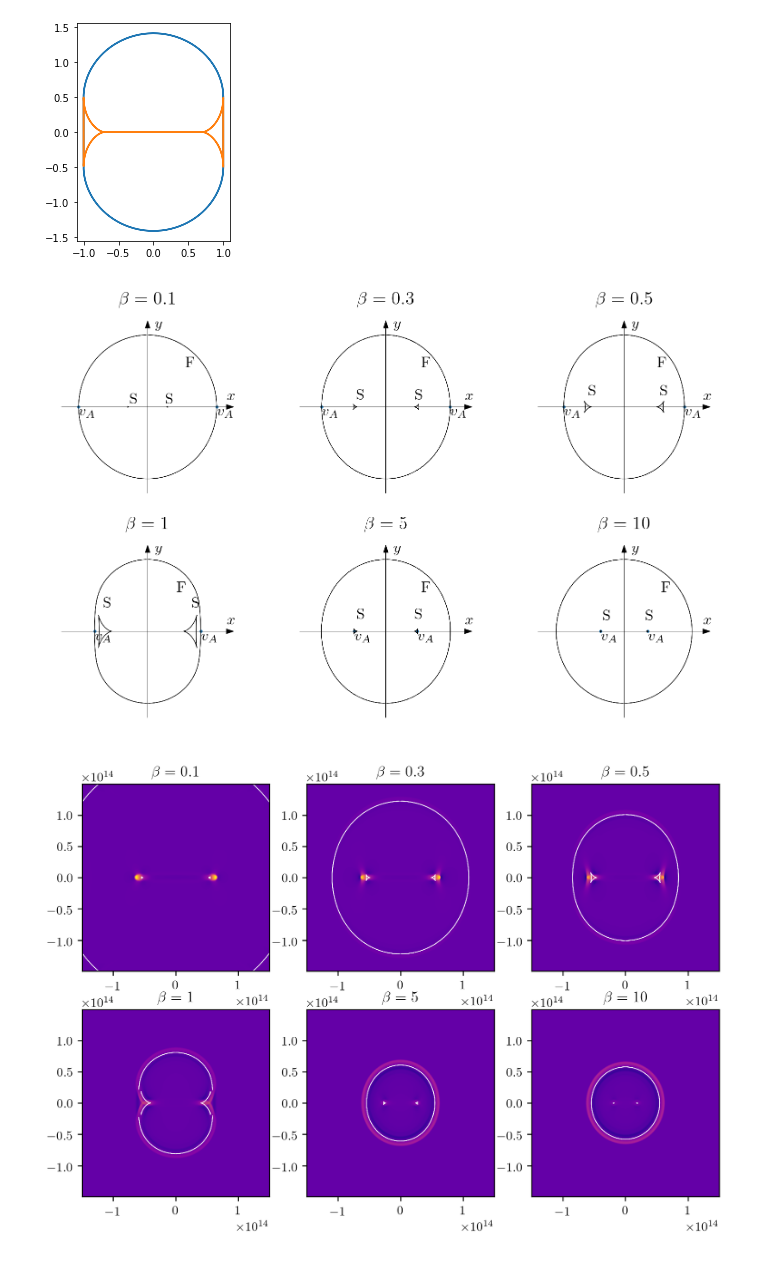
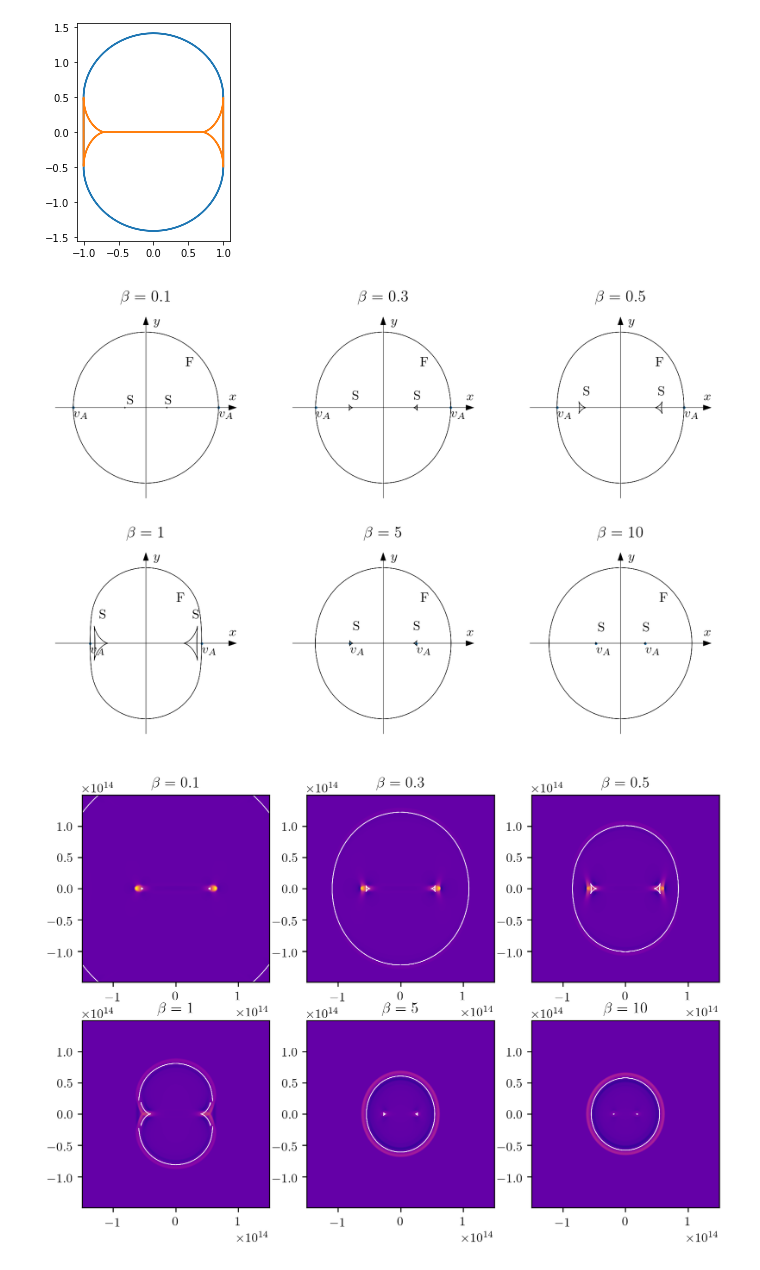
Before and after one commit to MichaelMaex/eindproject-2, a Jupyter notebook: notebooks/diagrams.ipynb, the cells around one changed output. Drawn from its saved outputs; the diff is of its cells as text; code cells hidden in the pictures.

```diff
--- a/notebooks/diagrams.ipynb
+++ b/notebooks/diagrams.ipynb
@@ -65,7 +65,7 @@ rho0 = 1
 p0 = 1
 # betas = ["0.1", "0.3", "0.5", "1", "5", "10"]
 betas = [.1, .3, .5, 1, 5, 10]
-fig, ax, = plt.subplots(2,3, figsize = (8,5))
+fig, ax, = plt.subplots(2,3, figsize = (7,5))
 
 for i in range(6):
     axis = ax[i//3][i%3]
@@ -106,41 +106,42 @@ for i in range(6):
     x_F = np.insert(x_F, pos_S, np.nan)
     y_F = np.insert(y_F, pos_S, np.nan)
 
     axis.arrow(-1.2*max_y_F,0,  2*1.2*max_y_F,0, fc='k', ec='k', linewidth = 0.2, width = 0, head_width = .07*max_y_F, length_includes_head = True)
     axis.arrow(0,-1.2*max_y_F,0, 2*1.2*max_y_F, fc='k', ec='k',linewidth = 0.2, width = 0, head_width =.07*max_y_F, length_includes_head = True)
     axis.text(0.1*max_y_F, 1.1*max_y_F, "$y$")
     axis.text(1.1*max_y_F, 0.1*max_y_F, "$x$")
 
 
     axis.scatter([va, -va], [0,0], s= 1)
     axis.plot(x_F, y_F, "k", linewidth = .3)
     axis.plot(x_S, y_S, "k", linewidth = .3)
 
     axis.text(va, -.15*max_y_F, "$v_A$")
     axis.text(-va, -.15*max_y_F, "$v_A$")
 
     axis.text(max_x_S*0.9, max_y_S + 0.2 ,"S")
     axis.text(-max_x_S*0.9, max_y_S + 0.2 ,"S")
 
     axis.text(1.1*max_x_F/2, 1.1*max_y_F/2 ,"F")
 
-
-    axis.spines['left'].set_color('none')
-    axis.spines['right'].set_color('none')
-    axis.spines['bottom'].set_color('none')
-    axis.spines['top'].set_color('none')
-    axis.get_xaxis().set_visible(False)
-    axis.get_yaxis().set_visible(False)
+    axis.set_axis_off()
+    # axis.spines['left'].set_color('none')
+    # axis.spines['right'].set_color('none')
+    # axis.spines['bottom'].set_color('none')
+    # axis.spines['top'].set_color('none')
+    # axis.get_xaxis().set_visible(False)
+    # axis.get_yaxis().set_visible(False)
 
 
     axis.set_title('$\\beta = ' + "{}".format(beta) + '$')
     axis.set_xlim(-1.3*max_y_F, 1.3*max_y_F)
     axis.set_ylim(-1.3*max_y_F, 1.3*max_y_F)
     axis.set_aspect("equal")
+    fig.subplots_adjust(left=0, right=1, top = 0.9, bottom = 0)
 # fig.tight_layout()
 fig.savefig("../report/figures/groupspeed_beta.pdf")
 # %% [output]
-[figure, old version]
+[figure, new version]
 # %%
 j = 100
 gamma = 5/3
```
Also changed, not shown: 3 other files.
